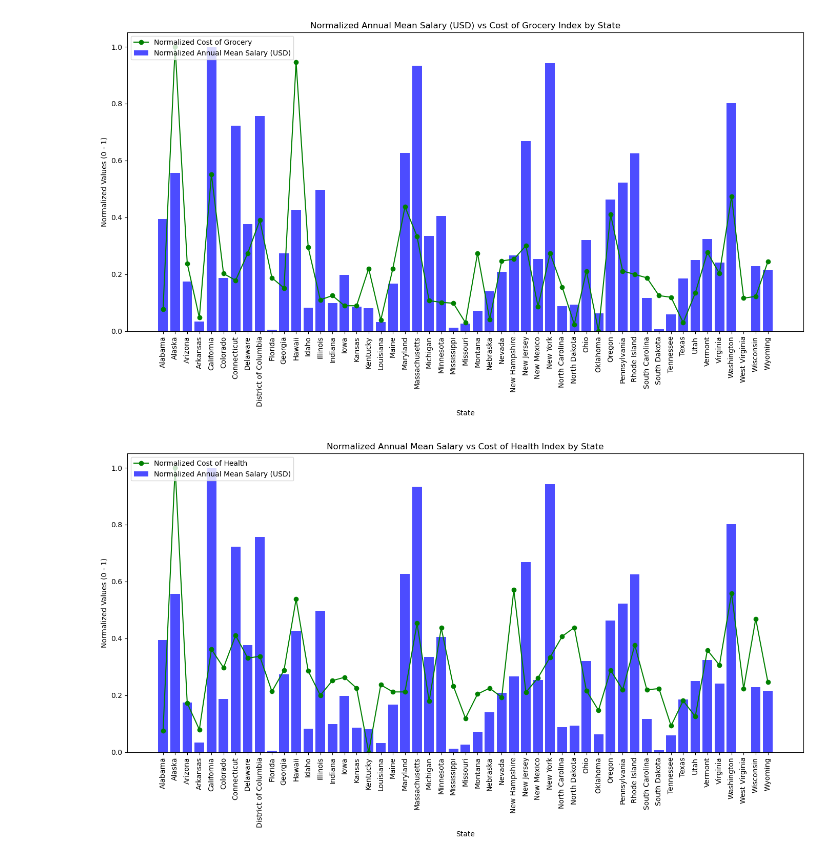
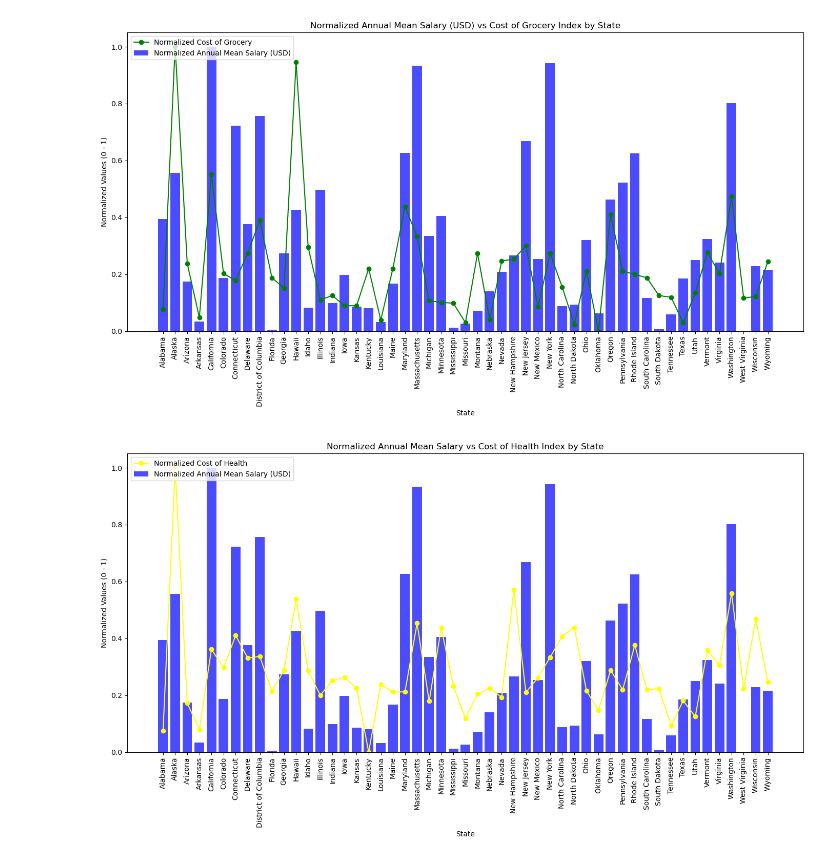
Before and after one commit to Fratu223/Teacher_Salary_Analysis, a Jupyter notebook: Notebooks/Visuals.ipynb, the cells around one changed output. Saved outputs shown, nothing was run; the diff lists cells and outputs as text; code cells hidden in the pictures.

```diff
--- a/Notebooks/Visuals.ipynb
+++ b/Notebooks/Visuals.ipynb
@@ -77,22 +77,22 @@ plt.show()
 # %%
 # Plotting the normalized teacher annual mean salary in USD vs the cost of health index by state for each every state + District of Columbia
 
 df_combined['NormalizedCostOfLivingHealth'] = (df_combined['CostOfLivingIndexHealthCostsIndex'] - df_combined['CostOfLivingIndexHealthCostsIndex'].min()) / (df_combined['CostOfLivingIndexHealthCostsIndex'].max() - df_combined['CostOfLivingIndexHealthCostsIndex'].min())
 
 plt.figure(figsize=(14, 8))
 plt.bar(df_combined['state'], df_combined['NormalizedTeacherPay'], color='blue', alpha=0.7, label='Normalized Annual Mean Salary (USD)')
-plt.plot(df_combined['state'], df_combined['NormalizedCostOfLivingHealth'], color='green', marker='o', label='Normalized Cost of Health')
+plt.plot(df_combined['state'], df_combined['NormalizedCostOfLivingHealth'], color='yellow', marker='o', label='Normalized Cost of Health')
 
 plt.xticks(rotation=90)
 plt.xlabel('State')
 plt.ylabel('Normalized Values (0 - 1)')
 plt.title('Normalized Annual Mean Salary vs Cost of Health Index by State')
 
 plt.legend(loc='upper left')
 plt.tight_layout()
 plt.show()
 # %% [output]
-[figure, old version]
+[figure, new version]
 # %%
 # Plotting the normalized teacher annual mean salary in USD vs the cost of housing index by state for each every state + District of Columbia
 
```
Also changed, not shown: parts of 4 cells of this notebook.
